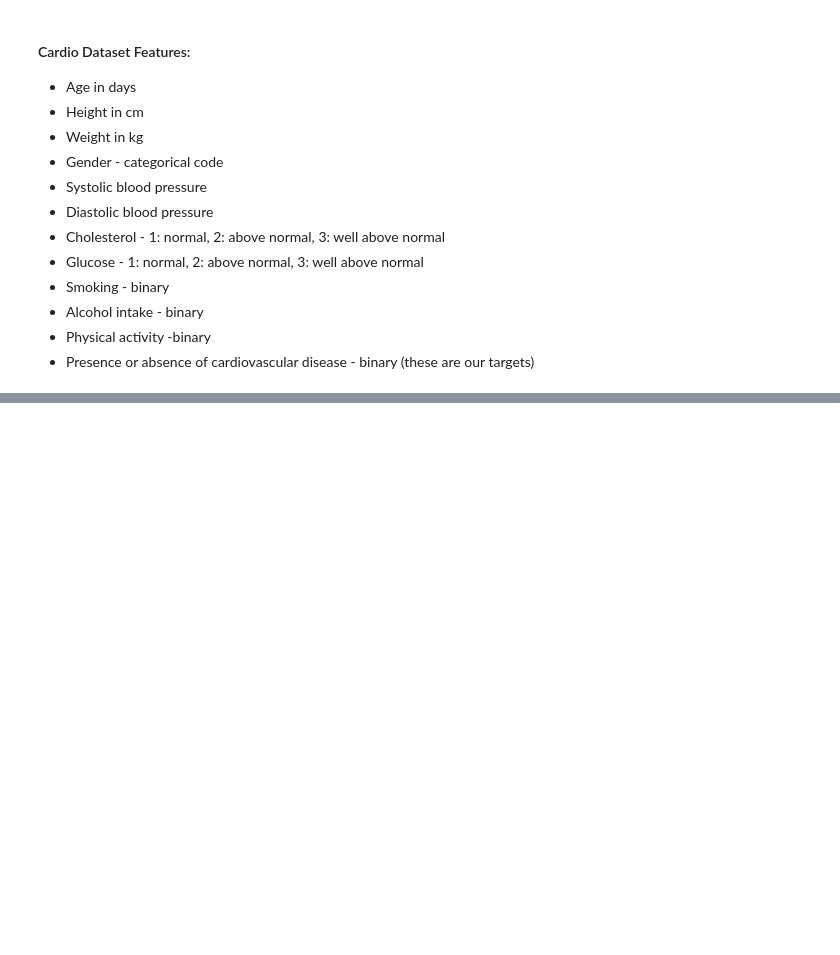
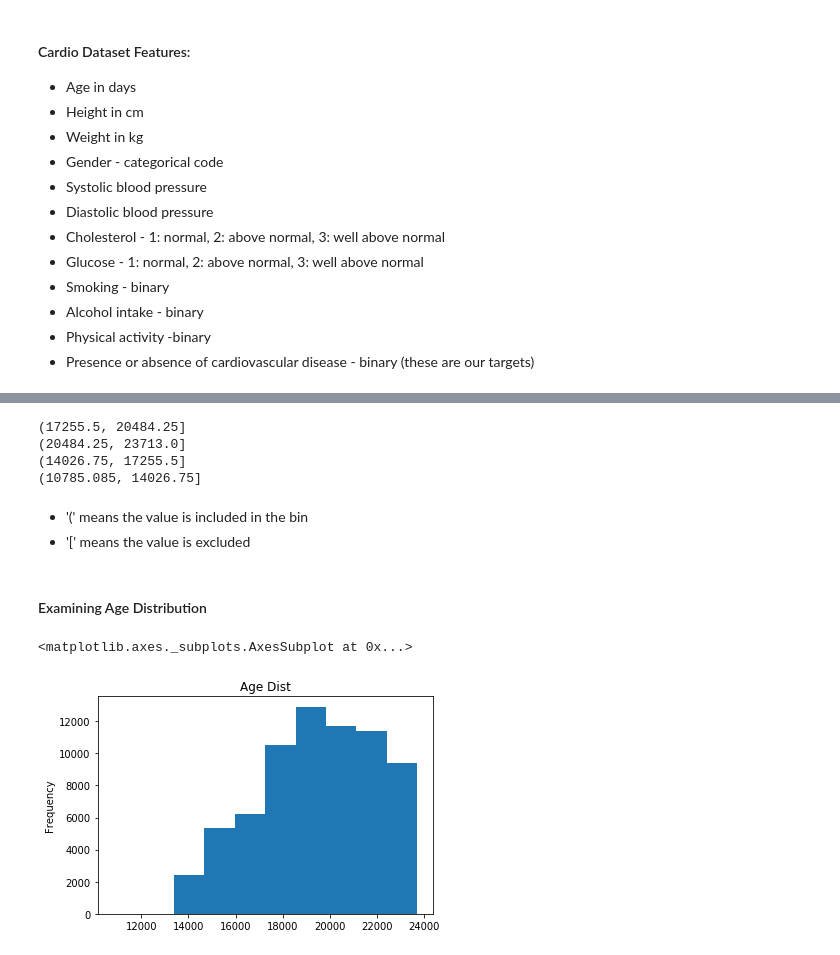
Before and after one commit to davideliason/DM4BA_Personal_Practice, a Jupyter notebook: Pandas_DataAnalysis.ipynb, the cells around one changed output, grey strips where cells are left out. Drawn from its saved outputs; the diff is of its cells as text; code cells hidden in the pictures; blank space fills up the shorter version.

```diff
--- a/Pandas_DataAnalysis.ipynb
+++ b/Pandas_DataAnalysis.ipynb
@@ -776,0 +831,13 @@ cardio.head()
+# %%
+for x in cardio4.unique():
+    print(x)
+# %% [output]
+(17255.5, 20484.25]
+(20484.25, 23713.0]
+(14026.75, 17255.5]
+(10785.085, 14026.75]
+# %% [markdown]
+- '(' means the value is included in the bin
+- '[' means the value is excluded
+# %% [markdown]
+#### Examining Age Distribution
@@ -776,0 +846,5 @@ cardio.head()
+# %%
+cardio.age.plot(kind='hist', title="Age Dist")
+# %% [output]
+<matplotlib.axes._subplots.AxesSubplot at 0x...>
+[figure, added]
```
Also changed, not shown: parts of 15 cells of this notebook.
